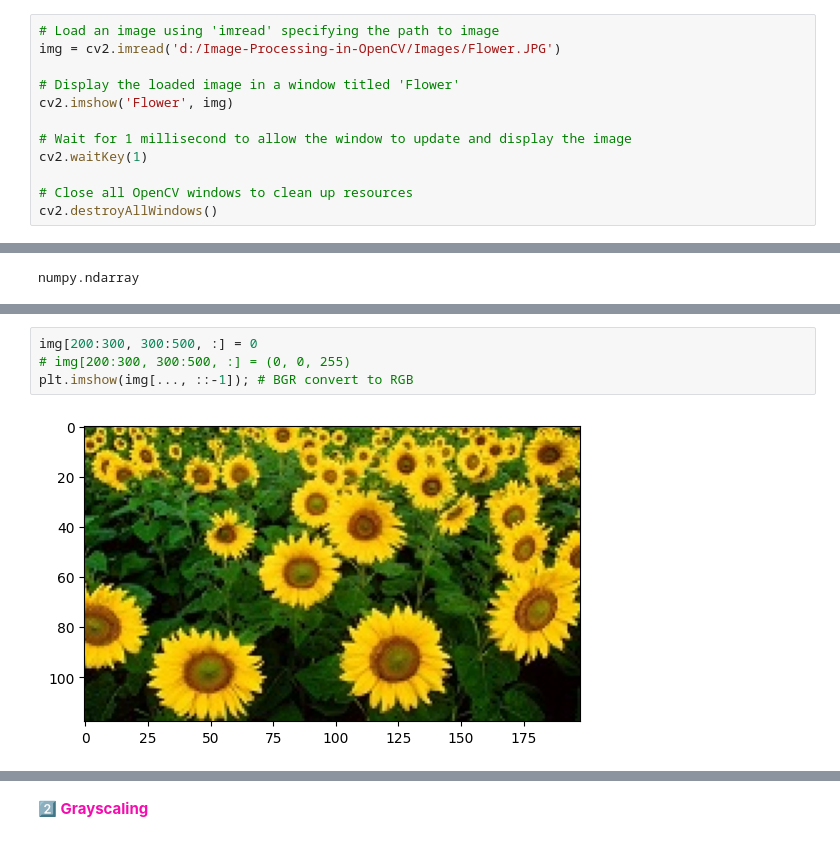
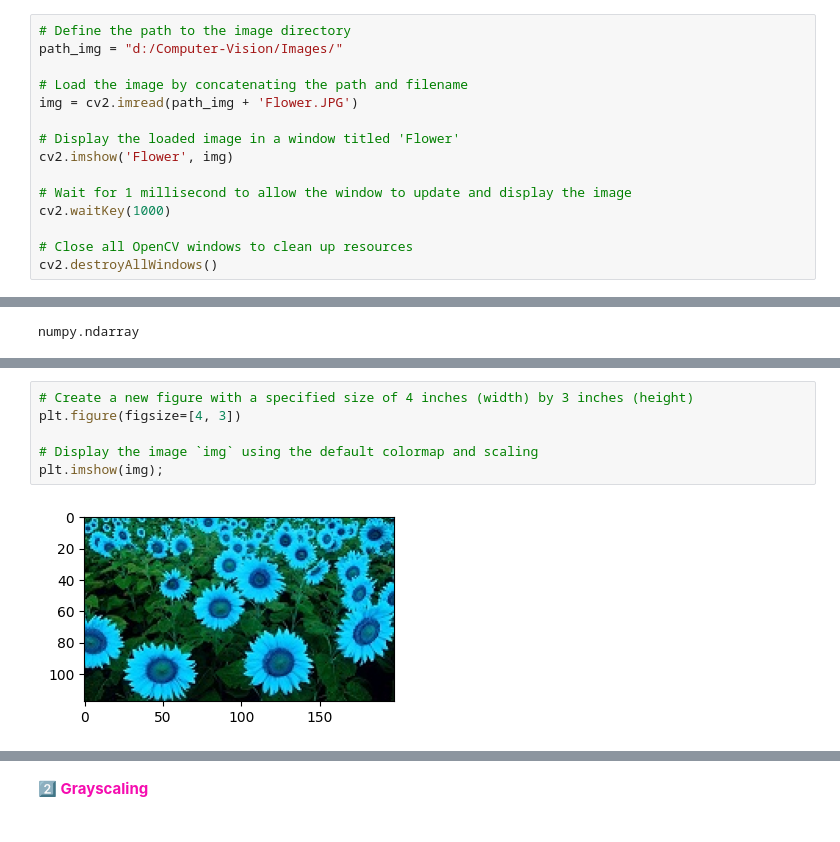
Before and after one commit to RezaSaadatyar/Computer-Vision, a Jupyter notebook: Code/Untitled-1.ipynb, the cells around one changed output, grey strips where cells are left out. Drawn from its saved outputs; the diff is of its cells as text.

```diff
--- a/Code/Untitled-1.ipynb
+++ b/Code/Untitled-1.ipynb
@@ -22,14 +25,17 @@ c:\Users\rsaad\AppData\Local\Programs\Python\Python312\python.exe
 # %% [markdown]
 <font color=#00ff21 size="4.8" face="Arial"><b>1️⃣ Reading, writing, & displaying images</b></font>
 # %%
-# Load an image using 'imread' specifying the path to image
-img = cv2.imread('d:/Image-Processing-in-OpenCV/Images/Flower.JPG')
+# Define the path to the image directory
+path_img = "d:/Computer-Vision/Images/"
+
+# Load the image by concatenating the path and filename
+img = cv2.imread(path_img + 'Flower.JPG')
 
 # Display the loaded image in a window titled 'Flower'
 cv2.imshow('Flower', img)
 
 # Wait for 1 millisecond to allow the window to update and display the image
-cv2.waitKey(1)
+cv2.waitKey(1000)
 
 # Close all OpenCV windows to clean up resources
 cv2.destroyAllWindows()
@@ -70,6 +63,8 @@ plt.imshow(rgb_image);
-# %%
-img[200:300, 300:500, :] = 0
-# img[200:300, 300:500, :] = (0, 0, 255)
-plt.imshow(img[..., ::-1]); # BGR convert to RGB
-# %% [output]
-[figure, removed]
+# %%
+# Create a new figure with a specified size of 4 inches (width) by 3 inches (height)
+plt.figure(figsize=[4, 3])
+
+# Display the image `img` using the default colormap and scaling
+plt.imshow(img);
+# %% [output]
+[figure, added]
```
Also changed, not shown: parts of 29 cells of this notebook.
